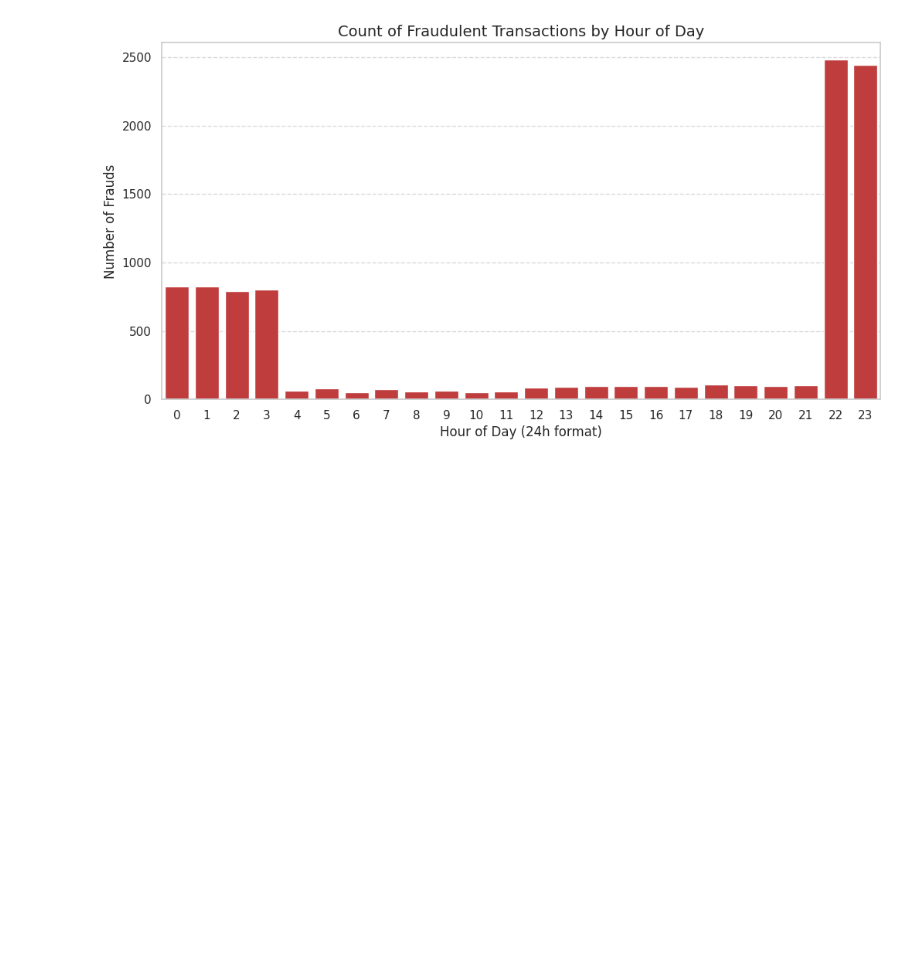
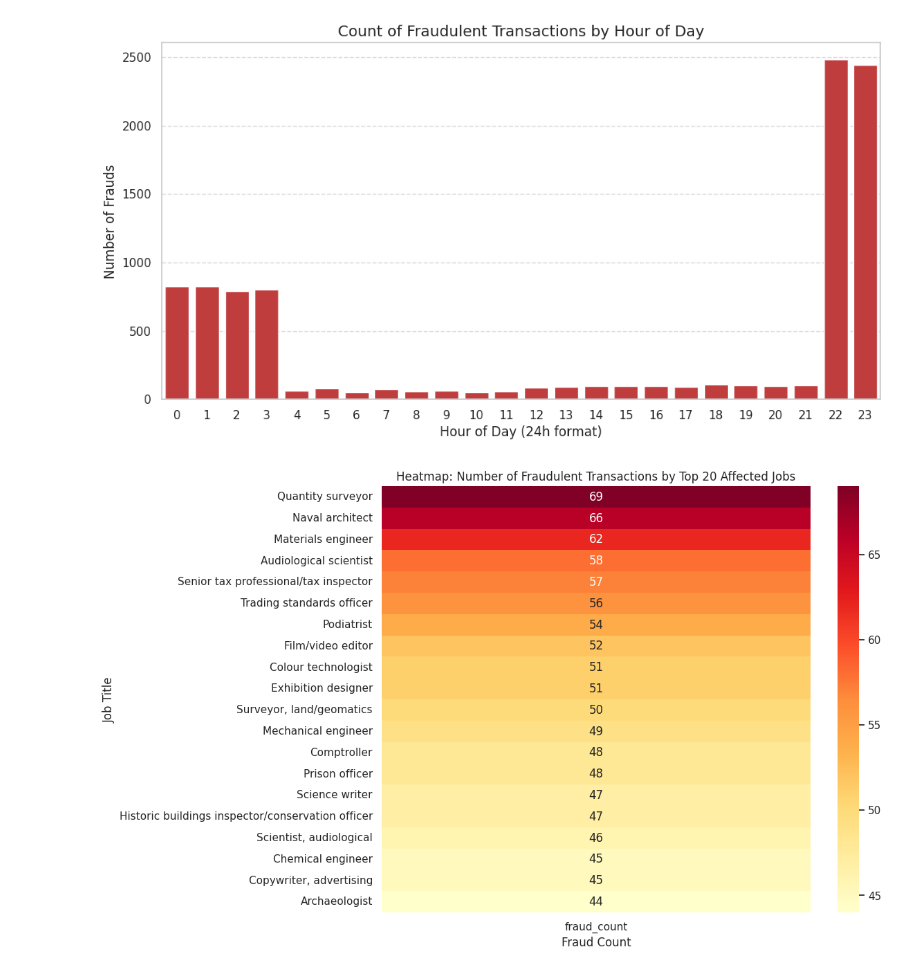
Before and after one commit to danieligelnik/CCFraudProject, a Jupyter notebook: DS_project.ipynb, the cells around one changed output. Saved outputs shown, nothing was run; the diff lists cells and outputs as text; code cells hidden in the pictures; blank space fills up the shorter version.

```diff
--- a/DS_project.ipynb
+++ b/DS_project.ipynb
@@ -374,3 +374,22 @@ plt.grid(axis='y', linestyle='--', alpha=0.7)
 plt.show()
 # %% [output]
 [figure]
+# %%
+# Identify the top 20 jobs with the most fraud transactions for better visibility
+top_fraud_jobs = df_cards[df_cards['is_fraud'] == 1]['job'].value_counts().head(20).index
+
+# Filter the dataframe for these jobs
+df_top_jobs = df_cards[df_cards['job'].isin(top_fraud_jobs)]
+
+# Create a pivot table counting frauds per job
+# We'll use a simple count of fraud cases
+job_fraud_counts = df_top_jobs[df_top_jobs['is_fraud'] == 1].groupby('job').size().to_frame('fraud_count')
+
+plt.figure(figsize=(10, 8))
+sns.heatmap(job_fraud_counts.sort_values(by='fraud_count', ascending=False), annot=True, fmt='d', cmap='YlOrRd')
+plt.title('Heatmap: Number of Fraudulent Transactions by Top 20 Affected Jobs')
+plt.ylabel('Job Title')
+plt.xlabel('Fraud Count')
+plt.show()
+# %% [output]
+[figure, added]
```
Also changed, not shown: parts of 4 cells of this notebook.
